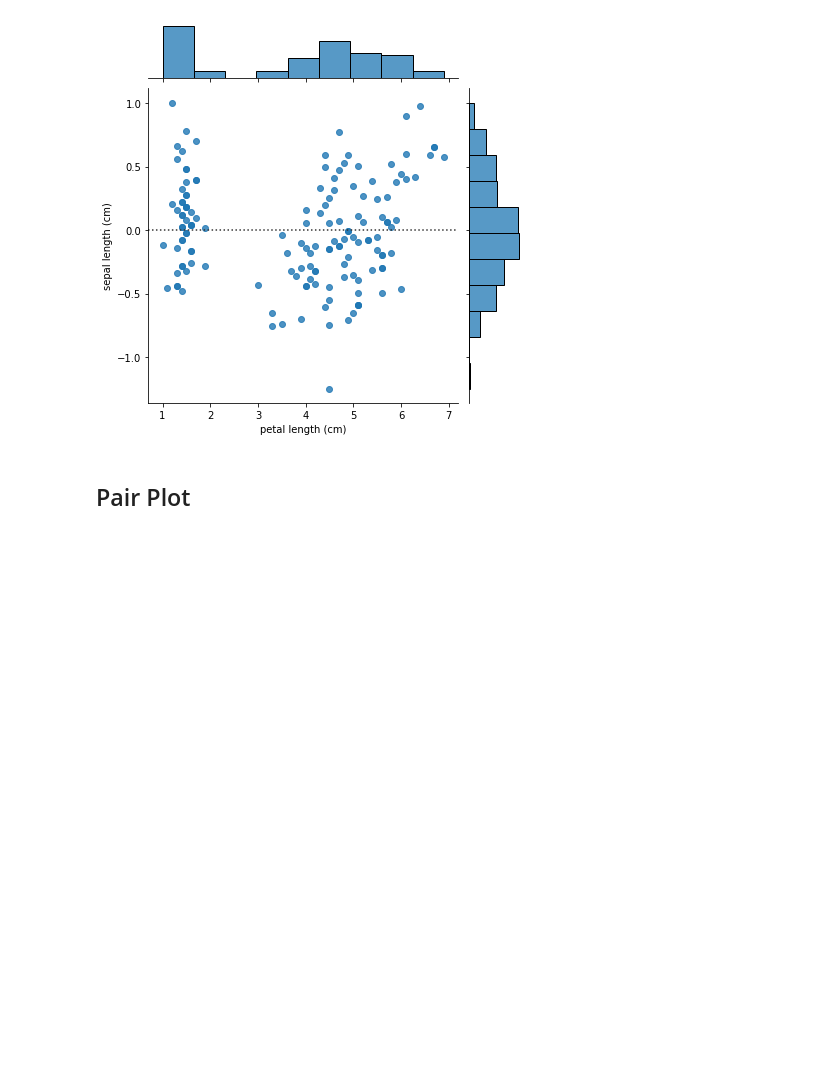
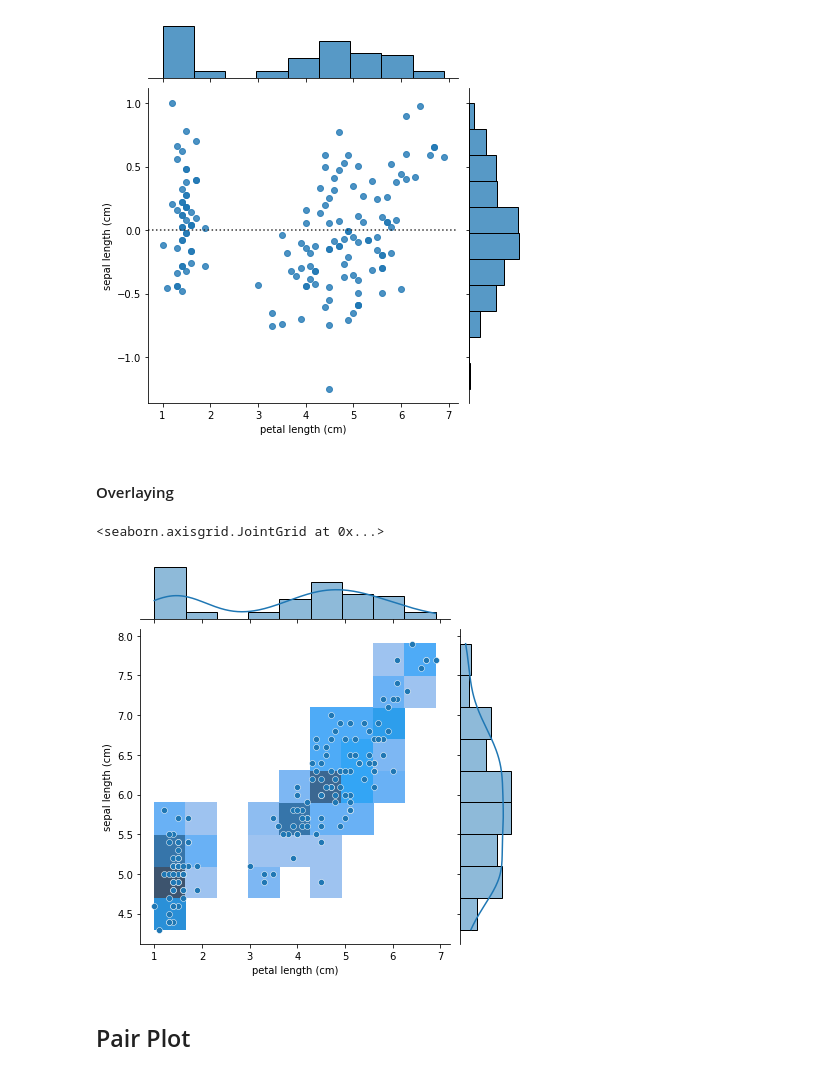
Before and after one commit to v-fuentec/AI-bootcamp, a Jupyter notebook: data-visualization.ipynb, the cells around one changed output. Drawn from its saved outputs; the diff is of its cells as text; code cells hidden in the pictures; blank space fills up the shorter version.

```diff
--- a/data-visualization.ipynb
+++ b/data-visualization.ipynb
@@ -139,6 +139,16 @@ sns.jointplot(kind='resid', x=df['petal length (cm)'], y=df['sepal length (cm)']
 # %% [output]
 <seaborn.axisgrid.JointGrid at 0x...>
 [figure]
+# %% [markdown]
+#### Overlaying
+# %%
+jg = sns.JointGrid(x=df['petal length (cm)'], y=df['sepal length (cm)'])
+jg.plot_joint(sns.histplot)
+jg.plot_joint(sns.scatterplot)
+jg.plot_marginals(sns.histplot, stat='density', kde=True)
+# %% [output]
+<seaborn.axisgrid.JointGrid at 0x...>
+[figure, added]
 # %% [markdown]
 ## Pair Plot
 # %%
```
